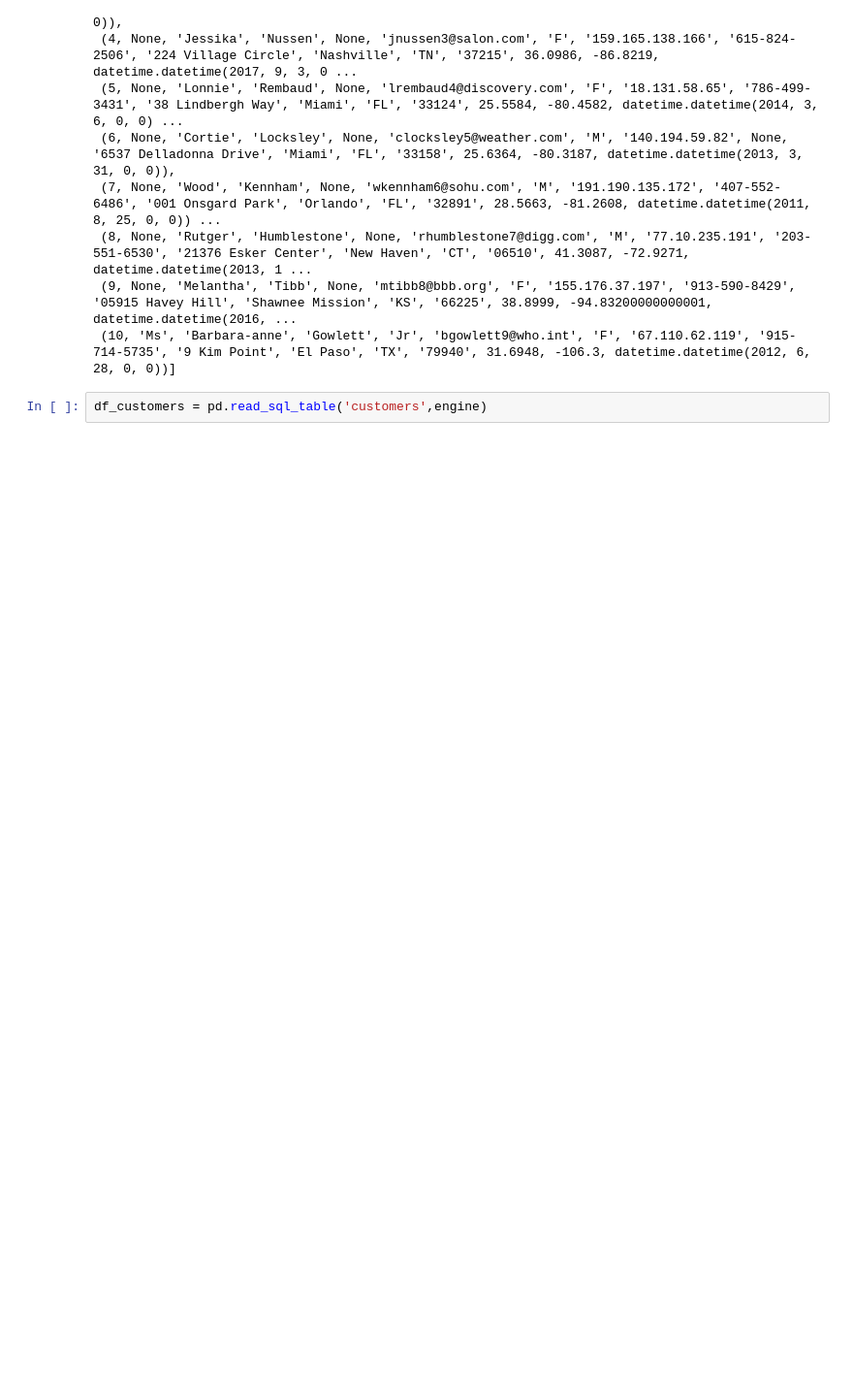
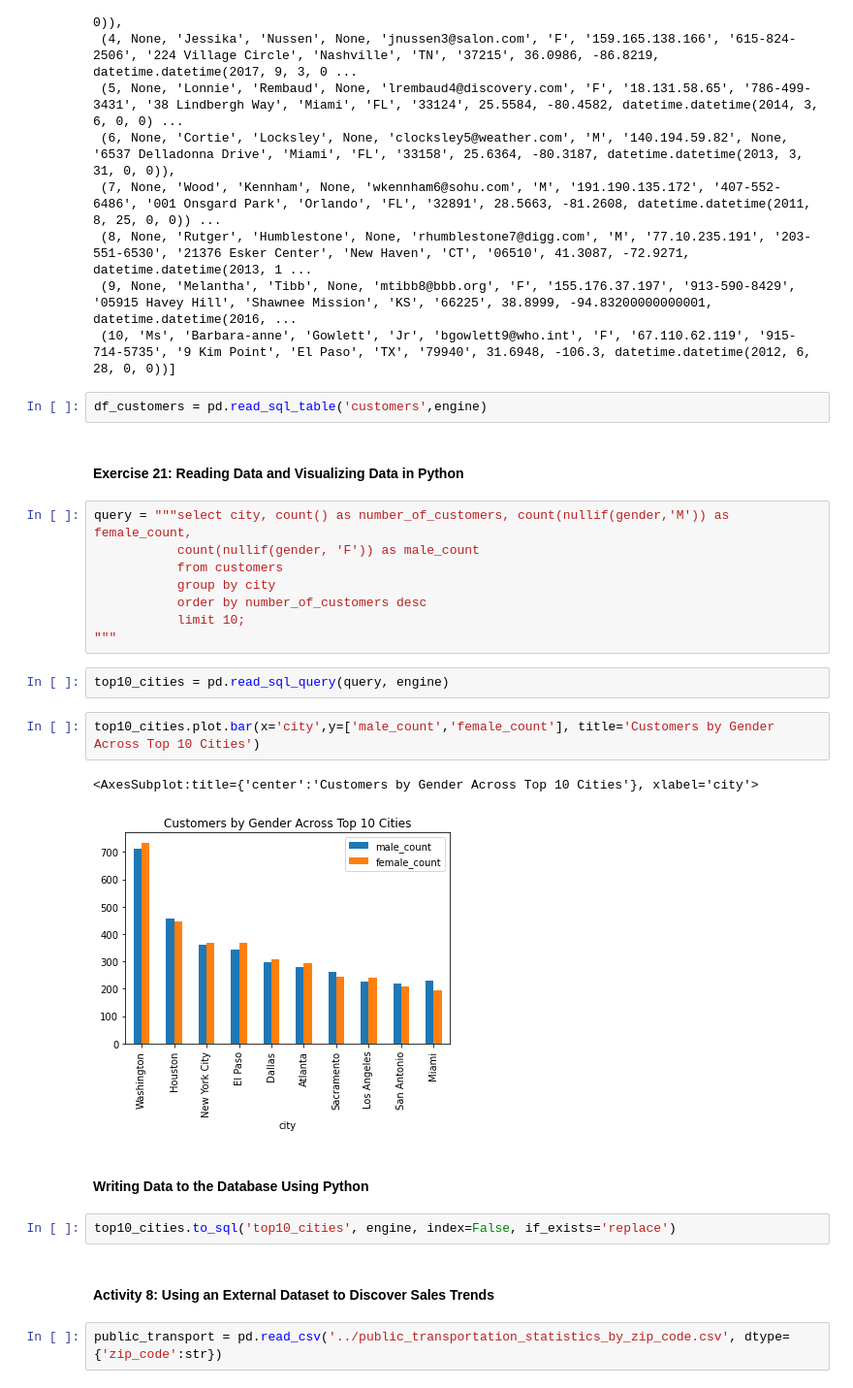
Before and after one commit to karthik-44/SQL-for-data-analytics, a Jupyter notebook: chapter06/chap06.ipynb, the cells around one changed output. Shown at 97% size. Drawn from its saved outputs; the diff is of its cells as text; blank space fills up the shorter version.

```diff
--- a/chapter06/chap06.ipynb
+++ b/chapter06/chap06.ipynb
@@ -75,3 +75,28 @@ engine.execute("SELECT * FROM customers LIMIT 10;").fetchall()
  (10, 'Ms', 'Barbara-anne', 'Gowlett', 'Jr', 'bgowlett9@who.int', 'F', '67.110.62.119', '915-714-5735', '9 Kim Point', 'El Paso', 'TX', '79940', 31.6948, -106.3, datetime.datetime(2012, 6, 28, 0, 0))]
 # %%
 df_customers = pd.read_sql_table('customers',engine)
+# %% [markdown]
+#### Exercise 21: Reading Data and Visualizing Data in Python
+# %%
+query = """select city, count() as number_of_customers, count(nullif(gender,'M')) as female_count,
+           count(nullif(gender, 'F')) as male_count
+           from customers
+           group by city
+           order by number_of_customers desc
+           limit 10;
+"""
+# %%
+top10_cities = pd.read_sql_query(query, engine)
+# %%
+top10_cities.plot.bar(x='city',y=['male_count','female_count'], title='Customers by Gender Across Top 10 Cities')
+# %% [output]
+<AxesSubplot:title={'center':'Customers by Gender Across Top 10 Cities'}, xlabel='city'>
+[figure, added]
+# %% [markdown]
+#### Writing Data to the Database Using Python
+# %%
+top10_cities.to_sql('top10_cities', engine, index=False, if_exists='replace')
+# %% [markdown]
+#### Activity 8: Using an External Dataset to Discover Sales Trends
+# %%
+public_transport = pd.read_csv('../public_transportation_statistics_by_zip_code.csv', dtype={'zip_code':str})
```
Also changed, not shown: parts of 18 cells of this notebook.
